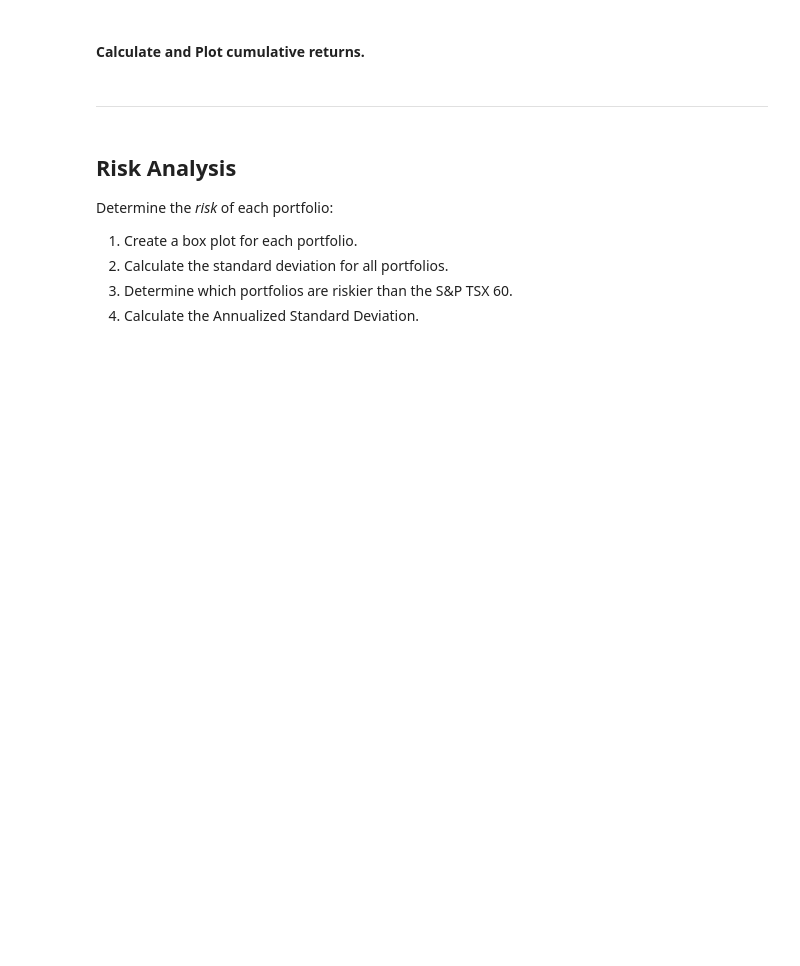
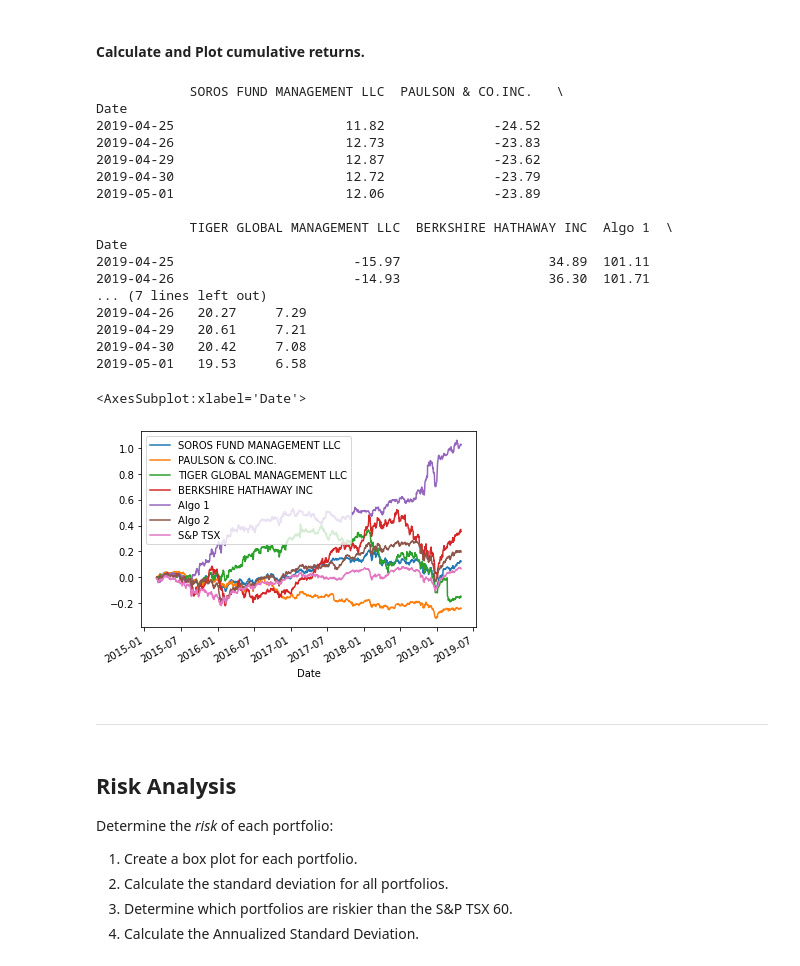
Before and after one commit to imjusthere92/whale_portfolio, a Jupyter notebook: whale_portfolio/whale_analysis.ipynb, the cells around one changed output. Saved outputs shown, nothing was run; the diff lists cells and outputs as text; code cells hidden in the pictures; blank space fills up the shorter version.

```diff
--- a/whale_portfolio/whale_analysis.ipynb
+++ b/whale_portfolio/whale_analysis.ipynb
@@ -293,8 +288,34 @@ daily_returns_all.head()
 #### Calculate and Plot cumulative returns.
 # %%
 # Calculate cumulative returns of all portfolios
+cumulative_returns_all = (1 + combined_df).cumprod() - 1
 
+readable_print_out = cumulative_returns_all * 100
+readable_print_out = round(readable_print_out, 2)
+
+print(readable_print_out.tail(),'\n')
 # Plot cumulative returns
+cumulative_returns_all.plot()
+# %% [output]
+            SOROS FUND MANAGEMENT LLC  PAULSON & CO.INC.   \
+Date
+2019-04-25                      11.82              -24.52
+2019-04-26                      12.73              -23.83
+2019-04-29                      12.87              -23.62
+2019-04-30                      12.72              -23.79
+2019-05-01                      12.06              -23.89
+
+            TIGER GLOBAL MANAGEMENT LLC  BERKSHIRE HATHAWAY INC  Algo 1  \
+Date
+2019-04-25                       -15.97                   34.89  101.11
+2019-04-26                       -14.93                   36.30  101.71
+... (7 lines left out)
+2019-04-26   20.27     7.29
+2019-04-29   20.61     7.21
+2019-04-30   20.42     7.08
+2019-05-01   19.53     6.58
+<AxesSubplot:xlabel='Date'>
+[figure, added]
 # %% [markdown]
 ---
 # %% [markdown]
```
Also changed, not shown: parts of 11 cells of this notebook.
